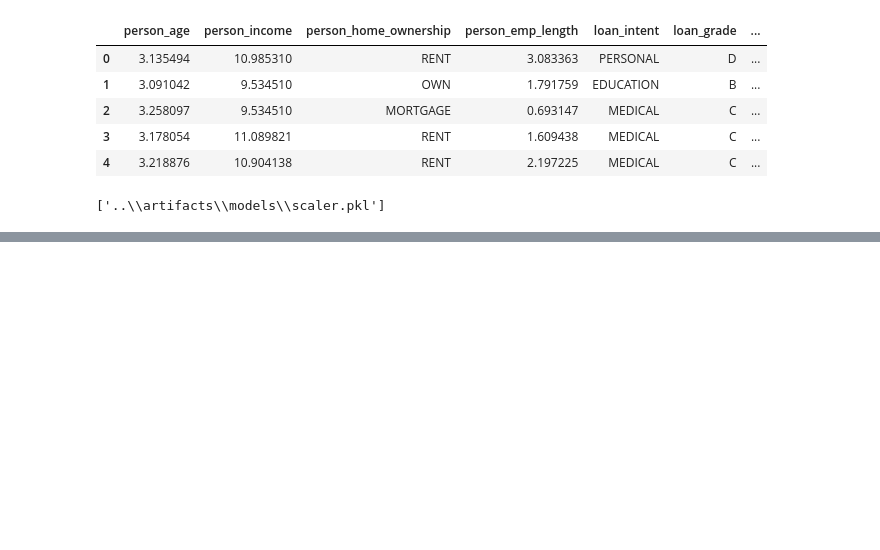
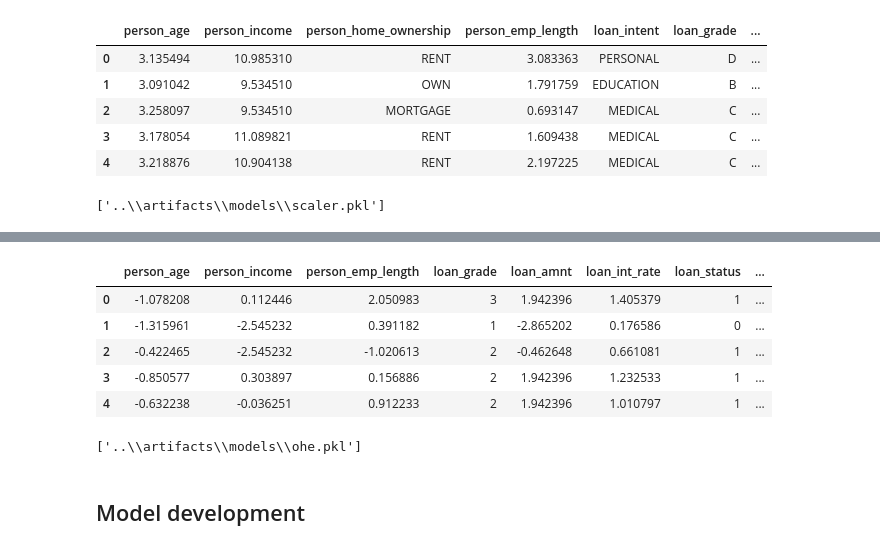
Before and after one commit to Sudarsan0005/FinBot, a Jupyter notebook: notebook/Feature_Engineering.ipynb, the cells around one changed output, grey strips where cells are left out. Cells and saved outputs as stored; diff of their text form; code cells hidden in the pictures; blank space fills up the shorter version.

Commit message:
EDA completed>>> Feature Engineering>> Feature Scaling >> completed TODO 1.class imbalance handling 2.model development log to mlflow

```diff
--- a/notebook/Feature_Engineering.ipynb
+++ b/notebook/Feature_Engineering.ipynb
@@ -124,0 +252,15 @@ joblib.dump(scaler,r'..\artifacts\models\scaler.pkl')
+# %%
+df_standard_scaled.head(5)
+# %% [output]
+|  | person_age | person_income | person_emp_length | loan_grade | loan_amnt | loan_int_rate | loan_status | ... |
+| 0 | -1.078208 | 0.112446 | 2.050983 | 3 | 1.942396 | 1.405379 | 1 | ... |
+| 1 | -1.315961 | -2.545232 | 0.391182 | 1 | -2.865202 | 0.176586 | 0 | ... |
+| 2 | -0.422465 | -2.545232 | -1.020613 | 2 | -0.462648 | 0.661081 | 1 | ... |
+| 3 | -0.850577 | 0.303897 | 0.156886 | 2 | 1.942396 | 1.232533 | 1 | ... |
+| 4 | -0.632238 | -0.036251 | 0.912233 | 2 | 1.942396 | 1.010797 | 1 | ... |
+# %%
+joblib.dump(yes_no_encoder,r'..\artifacts\models\yes_no_encoder.pkl')
+joblib.dump(grade_encoder,r'..\artifacts\models\grade_encoder.pkl')
+joblib.dump(ohe,r'..\artifacts\models\ohe.pkl')
+# %% [output]
+['..\\artifacts\\models\\ohe.pkl']
@@ -124,0 +274,2 @@ joblib.dump(scaler,r'..\artifacts\models\scaler.pkl')
+# %% [markdown]
+## Model development
```
Also changed, not shown: parts of 29 cells of this notebook, 8 other files.
